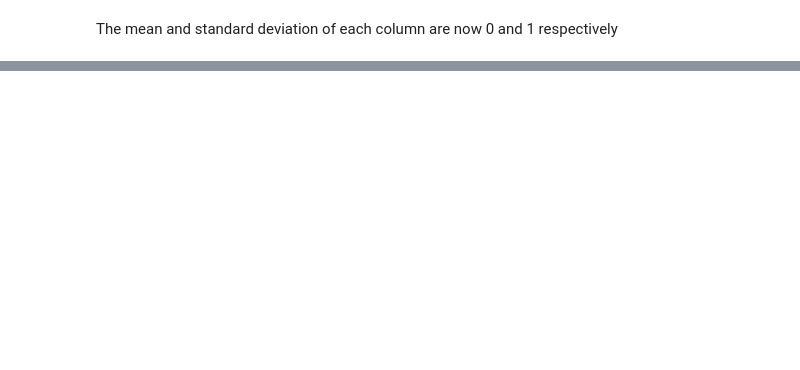
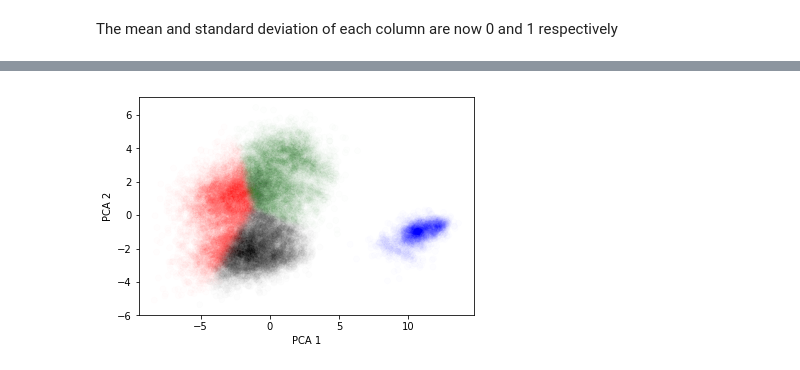
Before and after one commit to julian-west/sofifa-analysis, a Jupyter notebook: kmeans clustering - predict playing positions.ipynb, the cells around one changed output, grey strips where cells are left out. Saved outputs shown, nothing was run; the diff lists cells and outputs as text; code cells hidden in the pictures; blank space fills up the shorter version.

```diff
--- a/kmeans clustering - predict playing positions.ipynb
+++ b/kmeans clustering - predict playing positions.ipynb
@@ -76,0 +110,4 @@ The mean and standard deviation of each column are now 0 and 1 respectively
+# %%
+km = KMeans(n_clusters=4)
+km = km.fit(kmeans_df_transformed)
+labels = km.labels_
@@ -76,0 +133,12 @@ The mean and standard deviation of each column are now 0 and 1 respectively
+# %%
+# Save components to a DataFrame
+PCA_components = pd.DataFrame(principalComponents)
+# %%
+colors = {0:'red', 1:'blue', 2:'green', 3:'black'}
+
+plt.scatter(PCA_components[0], PCA_components[1], alpha=.008, color=[colors[x] for x in labels])
+plt.xlabel('PCA 1')
+plt.ylabel('PCA 2')
+plt.show()
+# %% [output]
+[figure, added]
```
Also changed, not shown: parts of 15 cells of this notebook.
